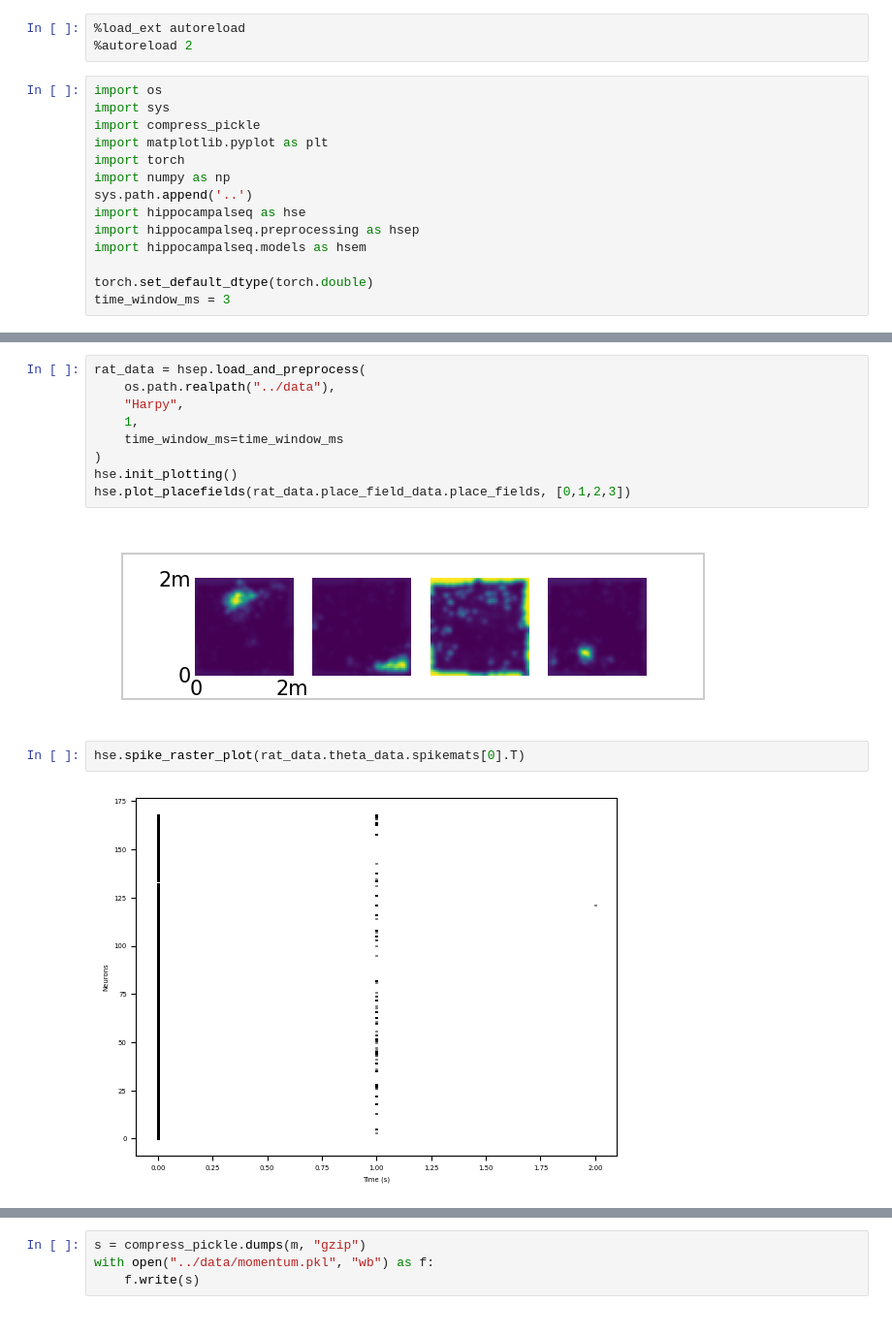
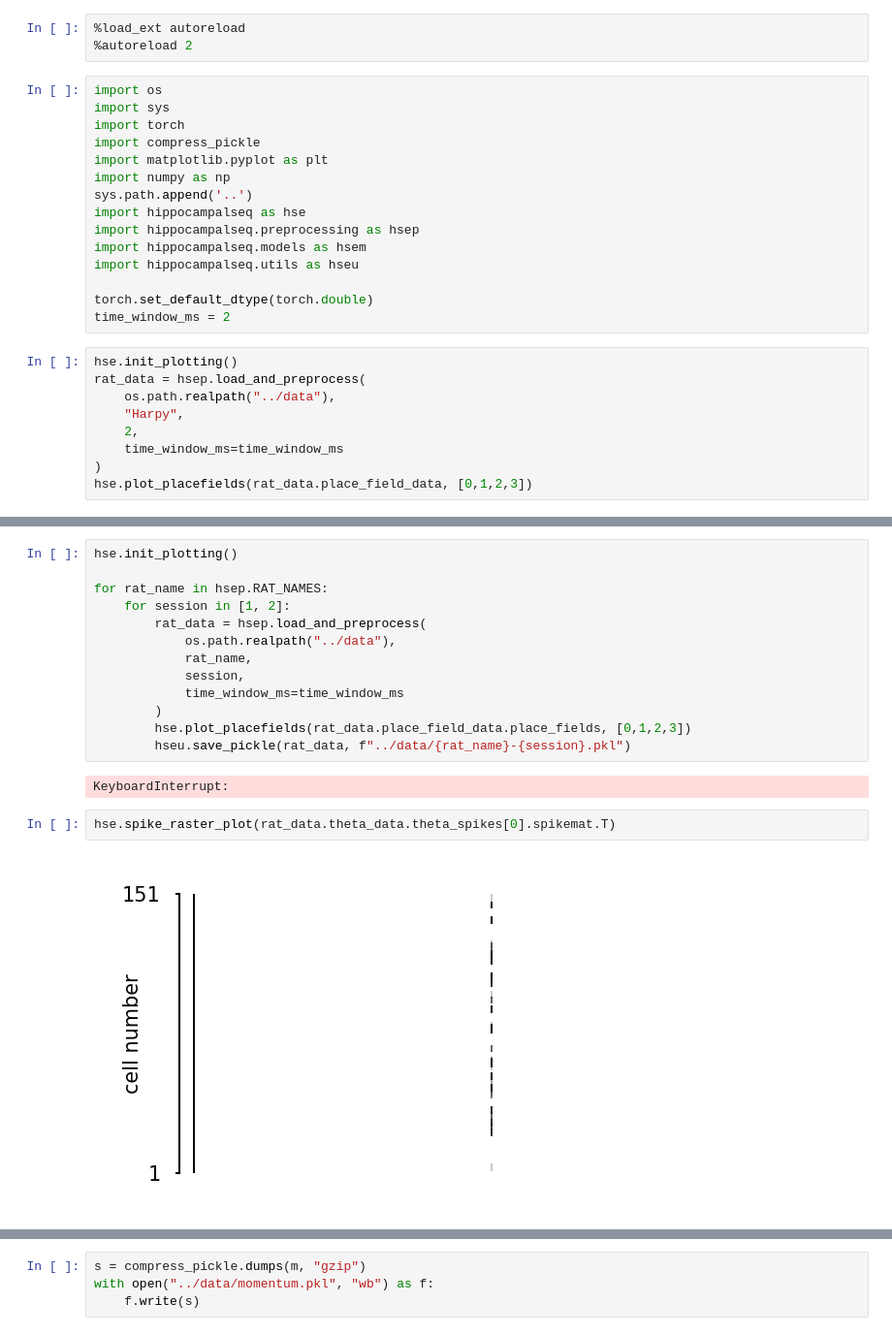
Before and after one commit to Zhang-CNL/PO-OU, a Jupyter notebook: notebooks/run_momentum.ipynb, the cells around one changed output, grey strips where cells are left out. Shown at 97% size. Saved outputs shown, nothing was run; the diff lists cells and outputs as text.

```diff
--- a/notebooks/run_momentum.ipynb
+++ b/notebooks/run_momentum.ipynb
@@ -4,14 +4,24 @@
 # %%
 import os
 import sys
+import torch
 import compress_pickle
 import matplotlib.pyplot as plt
-import torch
 import numpy as np
 sys.path.append('..')
 import hippocampalseq as hse
 import hippocampalseq.preprocessing as hsep
 import hippocampalseq.models as hsem
+import hippocampalseq.utils as hseu
 
 torch.set_default_dtype(torch.double)
-time_window_ms = 3
+time_window_ms = 2
+# %%
+hse.init_plotting()
+rat_data = hsep.load_and_preprocess(
+    os.path.realpath("../data"),
+    "Harpy",
+    2,
+    time_window_ms=time_window_ms
+)
+hse.plot_placefields(rat_data.place_field_data, [0,1,2,3])
@@ -18,16 +51,20 @@ time_window_ms = 3
 # %%
-rat_data = hsep.load_and_preprocess(
-    os.path.realpath("../data"),
-    "Harpy",
-    1,
-    time_window_ms=time_window_ms
-)
 hse.init_plotting()
-hse.plot_placefields(rat_data.place_field_data.place_fields, [0,1,2,3])
+
+for rat_name in hsep.RAT_NAMES:
+    for session in [1, 2]:
+        rat_data = hsep.load_and_preprocess(
+            os.path.realpath("../data"),
+            rat_name,
+            session,
+            time_window_ms=time_window_ms
+        )
+        hse.plot_placefields(rat_data.place_field_data.place_fields, [0,1,2,3])
+        hseu.save_pickle(rat_data, f"../data/{rat_name}-{session}.pkl")
 # %% [output]
-[figure, removed]
+KeyboardInterrupt:
 # %%
-hse.spike_raster_plot(rat_data.theta_data.spikemats[0].T)
+hse.spike_raster_plot(rat_data.theta_data.theta_spikes[0].spikemat.T)
 # %% [output]
-[figure, old version]
+[figure, new version]
 # %%
```
Also changed, not shown: parts of 6 cells of this notebook, 21 other files.
